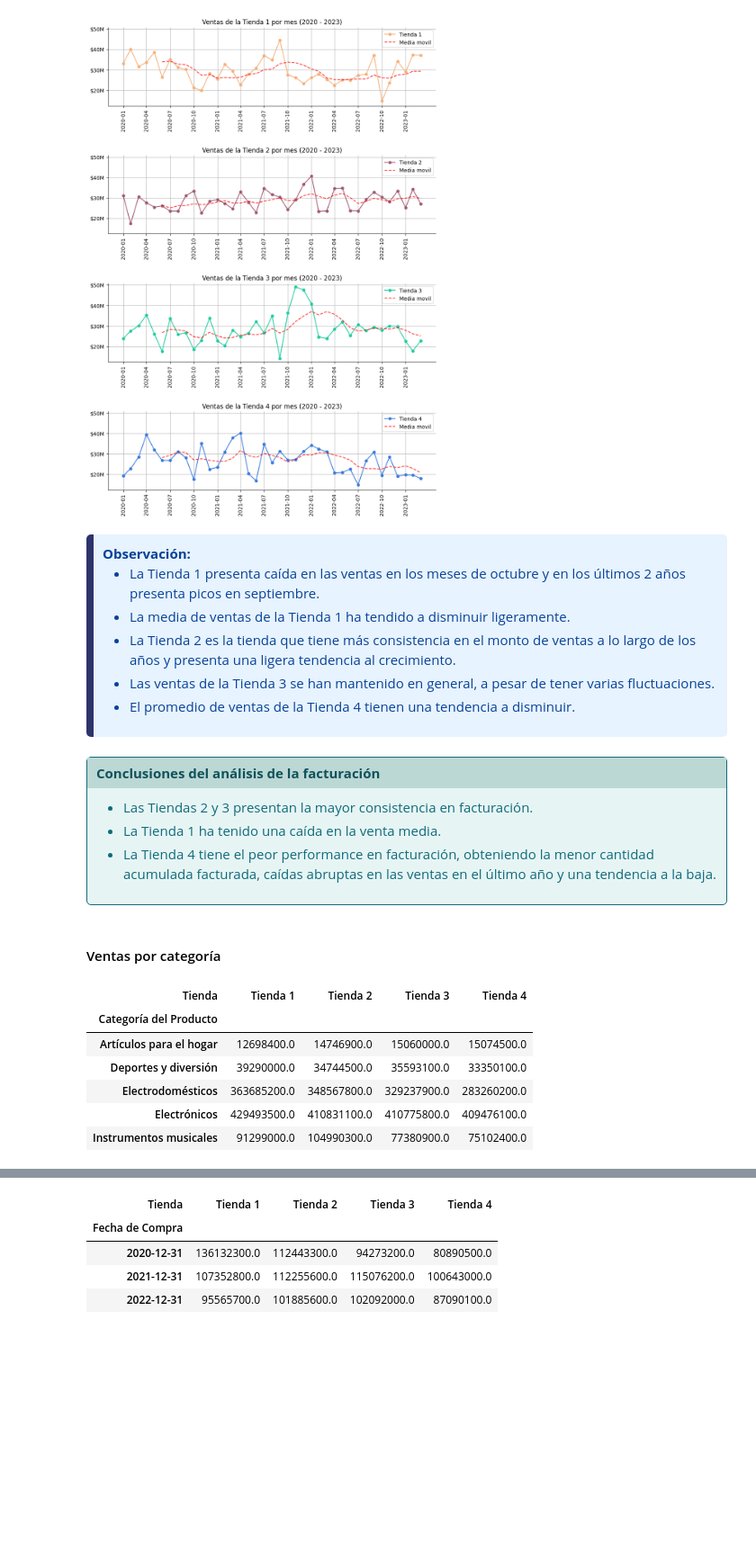
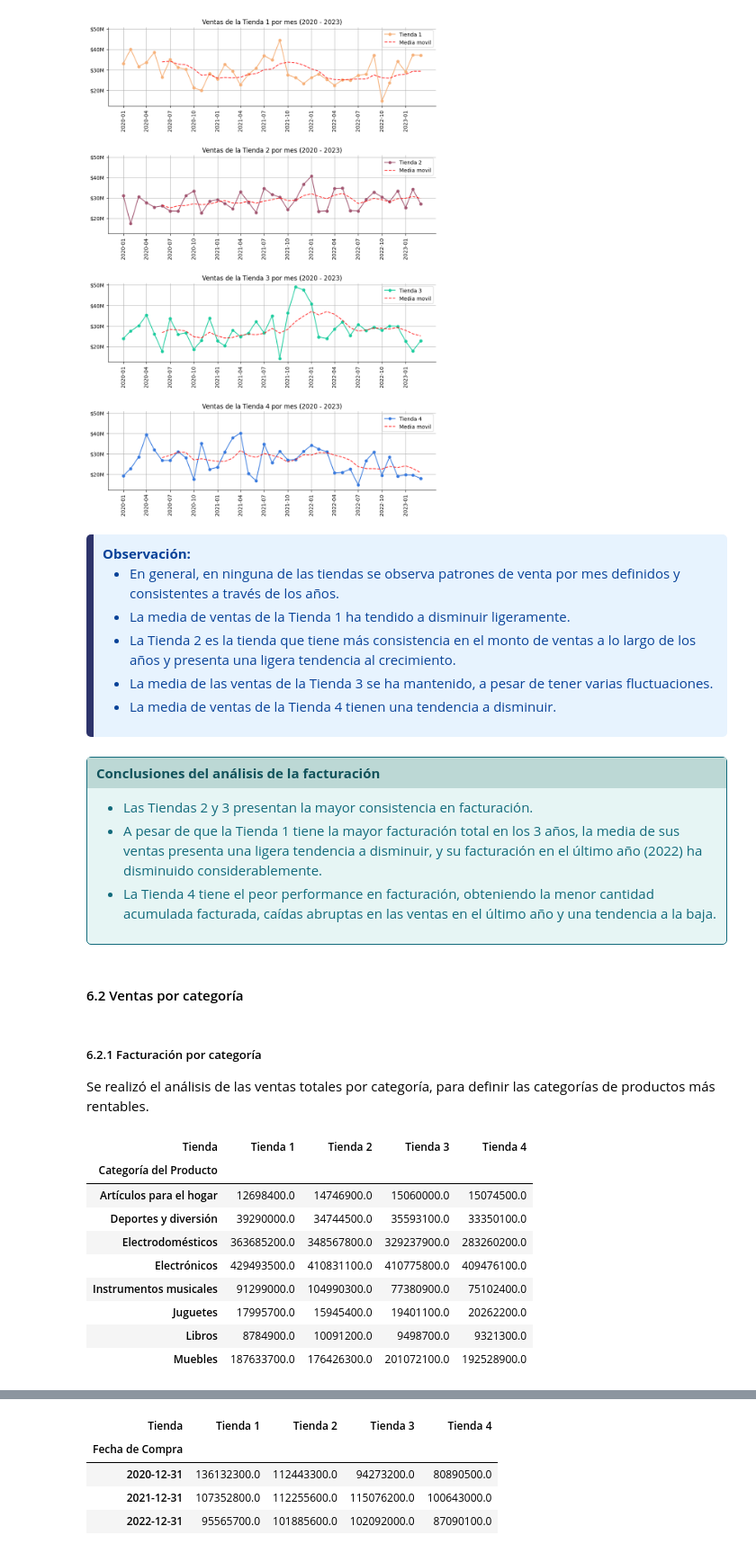
Before and after one commit to ecordovag/challenge_alura_store, a Jupyter notebook: AluraStoreLatam.ipynb, the cells around one changed output, grey strips where cells are left out. Shown at 90% size. Drawn from its saved outputs; the diff is of its cells as text; code cells hidden in the pictures; blank space fills up the shorter version.

```diff
--- a/AluraStoreLatam.ipynb
+++ b/AluraStoreLatam.ipynb
@@ -643,11 +672,11 @@ plt.show()
 <div style="background-color: #e7f3fe; color: #084298; padding: 10px; border-left: 8px solid #2D336B; border-radius: 5px;">
   <strong>Observación:</strong>
   <ul>
-    <li> La Tienda 1 presenta caída en las ventas en los meses de octubre y en los últimos 2 años presenta picos en septiembre.</li>
+    <li> En general, en ninguna de las tiendas se observa patrones de venta por mes definidos y consistentes a través de los años.</li>
     <li> La media de ventas de la Tienda 1 ha tendido a disminuir ligeramente. </li>
     <li> La Tienda 2 es la tienda que tiene más consistencia en el monto de ventas a lo largo de los años y presenta una ligera tendencia al crecimiento.</li>
-    <li> Las ventas de la Tienda 3 se han mantenido en general, a pesar de tener varias fluctuaciones.</li>
-    <li> El promedio de ventas de la Tienda 4 tienen una tendencia a disminuir. </li>
+    <li> La media de las ventas de la Tienda 3 se ha mantenido, a pesar de tener varias fluctuaciones.</li>
+    <li> La media de ventas de la Tienda 4 tienen una tendencia a disminuir. </li>
   </ul>
 </div>
 # %% [markdown]
@@ -658,23 +687,29 @@ plt.show()
   <div style="color: #116A7B; padding: 10px;">
     <ul>
         <li> Las Tiendas 2 y 3 presentan la mayor consistencia en facturación. </li>
-        <li> La Tienda 1 ha tenido una caída en la venta media.</li>
+        <li> A pesar de que la Tienda 1 tiene la mayor facturación total en los 3 años, la media de sus ventas presenta una ligera tendencia a disminuir, y su facturación en el último año (2022) ha disminuido considerablemente.</li>
         <li> La Tienda 4 tiene el peor performance en facturación, obteniendo la menor cantidad acumulada facturada, caídas abruptas en las ventas en el último año y una tendencia a la baja. </li>
     </ul>
   </div>
 </div>
 # %% [markdown]
-#### Ventas por categoría
+#### 6.2 Ventas por categoría
+# %% [markdown]
+##### 6.2.1 Facturación por categoría
+Se realizó el análisis de las ventas totales por categoría, para definir las categorías de productos más rentables.
 # %%
 # Facturación total por categoría
 df_combinados_2 = df_combinados.copy()
 ventas_categoria = pd.pivot_table(df_combinados_2, values='Precio', index='Categoría del Producto', columns='Tienda', aggfunc='sum', fill_value=0)
-ventas_categoria.head()
+ventas_categoria
 # %% [output]
 | Tienda | Tienda 1 | Tienda 2 | Tienda 3 | Tienda 4 |
 | Categoría del Producto |  |  |  |  |
 | Artículos para el hogar | 12698400.0 | 14746900.0 | 15060000.0 | 15074500.0 |
 | Deportes y diversión | 39290000.0 | 34744500.0 | 35593100.0 | 33350100.0 |
 | Electrodomésticos | 363685200.0 | 348567800.0 | 329237900.0 | 283260200.0 |
 | Electrónicos | 429493500.0 | 410831100.0 | 410775800.0 | 409476100.0 |
 | Instrumentos musicales | 91299000.0 | 104990300.0 | 77380900.0 | 75102400.0 |
+| Juguetes | 17995700.0 | 15945400.0 | 19401100.0 | 20262200.0 |
+| Libros | 8784900.0 | 10091200.0 | 9498700.0 | 9321300.0 |
+| Muebles | 187633700.0 | 176426300.0 | 201072100.0 | 192528900.0 |
```
Also changed, not shown: parts of 84 cells of this notebook.
